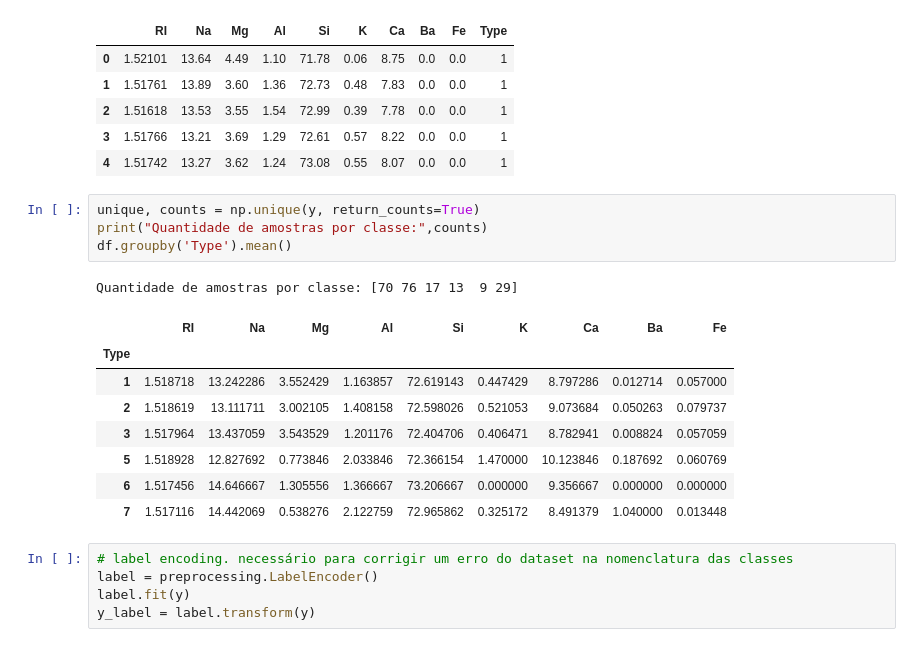
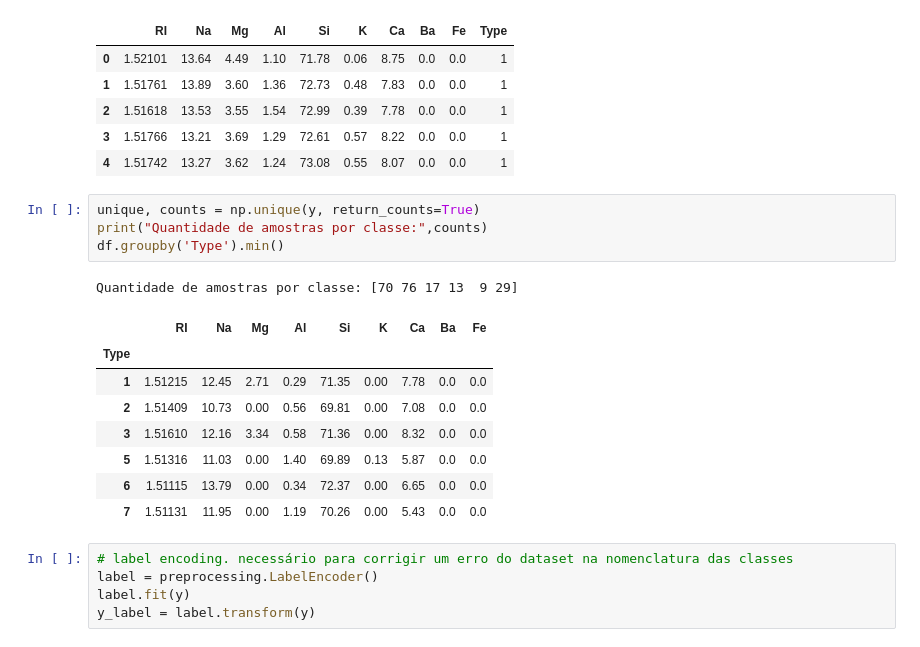
Before and after one commit to marinacer/IA048, a Jupyter notebook: glass.ipynb, the cells around one changed output. Drawn from its saved outputs; the diff is of its cells as text.

```diff
--- a/glass.ipynb
+++ b/glass.ipynb
@@ -64,17 +64,17 @@ df.head()
 # %%
 unique, counts = np.unique(y, return_counts=True)
 print("Quantidade de amostras por classe:",counts)
-df.groupby('Type').mean()
+df.groupby('Type').min()
 # %% [output]
 Quantidade de amostras por classe: [70 76 17 13  9 29]
 |  | RI | Na | Mg | Al | Si | K | Ca | Ba | Fe |
 | Type |  |  |  |  |  |  |  |  |  |
-| 1 | 1.518718 | 13.242286 | 3.552429 | 1.163857 | 72.619143 | 0.447429 | 8.797286 | 0.012714 | 0.057000 |
-| 2 | 1.518619 | 13.111711 | 3.002105 | 1.408158 | 72.598026 | 0.521053 | 9.073684 | 0.050263 | 0.079737 |
-| 3 | 1.517964 | 13.437059 | 3.543529 | 1.201176 | 72.404706 | 0.406471 | 8.782941 | 0.008824 | 0.057059 |
-| 5 | 1.518928 | 12.827692 | 0.773846 | 2.033846 | 72.366154 | 1.470000 | 10.123846 | 0.187692 | 0.060769 |
-| 6 | 1.517456 | 14.646667 | 1.305556 | 1.366667 | 73.206667 | 0.000000 | 9.356667 | 0.000000 | 0.000000 |
-| 7 | 1.517116 | 14.442069 | 0.538276 | 2.122759 | 72.965862 | 0.325172 | 8.491379 | 1.040000 | 0.013448 |
+| 1 | 1.51215 | 12.45 | 2.71 | 0.29 | 71.35 | 0.00 | 7.78 | 0.0 | 0.0 |
+| 2 | 1.51409 | 10.73 | 0.00 | 0.56 | 69.81 | 0.00 | 7.08 | 0.0 | 0.0 |
+| 3 | 1.51610 | 12.16 | 3.34 | 0.58 | 71.36 | 0.00 | 8.32 | 0.0 | 0.0 |
+| 5 | 1.51316 | 11.03 | 0.00 | 1.40 | 69.89 | 0.13 | 5.87 | 0.0 | 0.0 |
+| 6 | 1.51115 | 13.79 | 0.00 | 0.34 | 72.37 | 0.00 | 6.65 | 0.0 | 0.0 |
+| 7 | 1.51131 | 11.95 | 0.00 | 1.19 | 70.26 | 0.00 | 5.43 | 0.0 | 0.0 |
 # %%
 # label encoding. necessário para corrigir um erro do dataset na nomenclatura das classes
 label = preprocessing.LabelEncoder()
```
Also changed, not shown: parts of 3 cells of this notebook.
